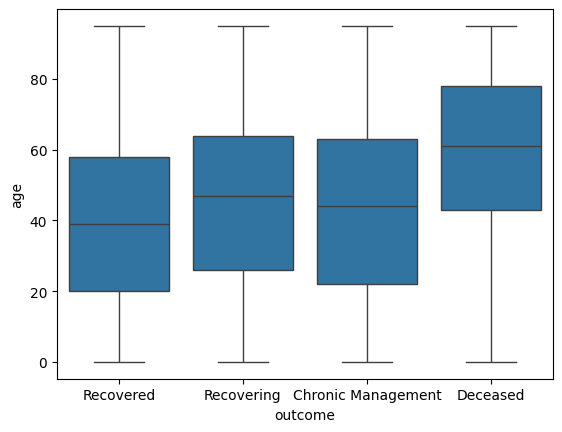
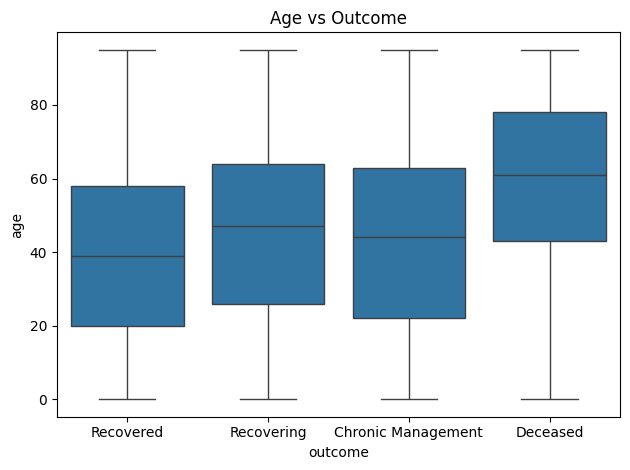
The notebook cell's code change between the first figure and the second:
--- before
+++ after
@@ -1 +1,5 @@
 sns.boxplot(x=df_raw["outcome"], y=df_raw["age"], order=['Recovered','Recovering','Chronic Management','Deceased'])
+plt.title("Age vs Outcome")
+plt.tight_layout()
+plt.savefig("figures/ages_vs_outcome.png")
+plt.show()

Commit: Adding code to save graphs and uploading all the saved graphs